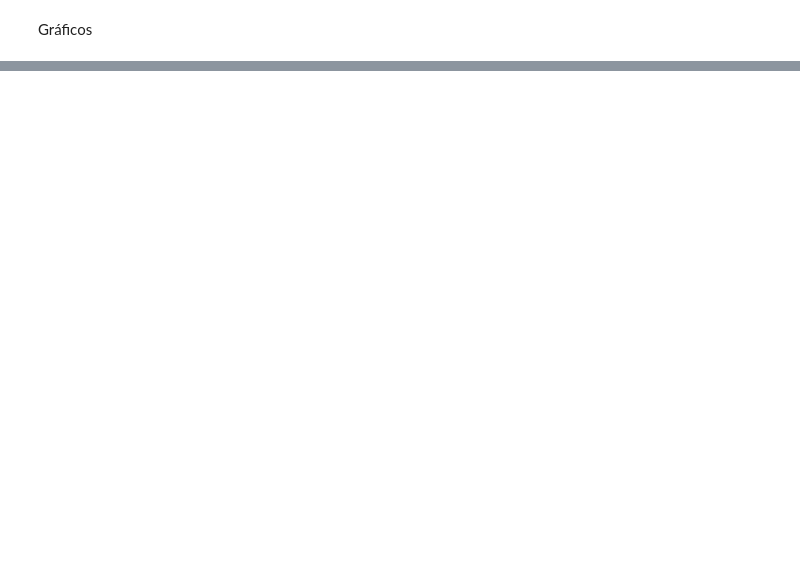
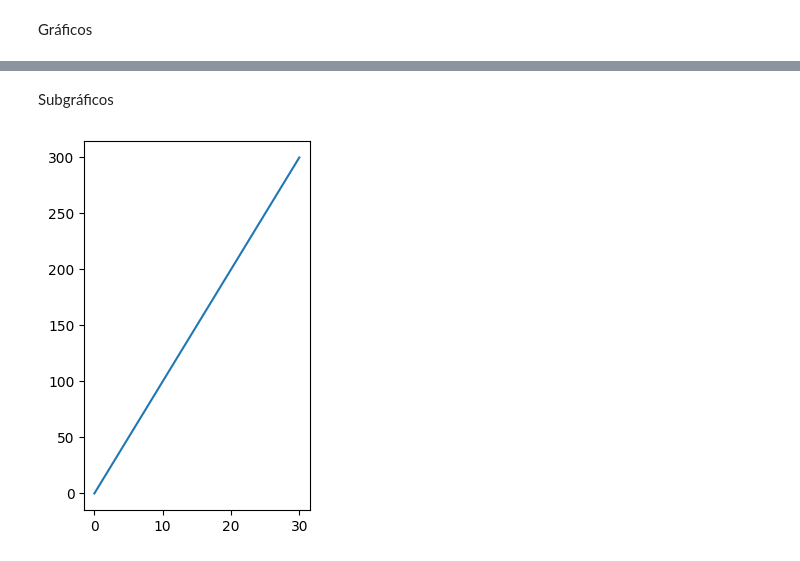
Before and after one commit to martanascimento1/datascience1, a Jupyter notebook: visualization.ipynb, the cells around one changed output, grey strips where cells are left out. Drawn from its saved outputs; the diff is of its cells as text; code cells hidden in the pictures; blank space fills up the shorter version.

```diff
--- a/visualization.ipynb
+++ b/visualization.ipynb
@@ -16,0 +26,16 @@ plt.close()
+# %% [markdown]
+Subgráficos
+# %%
+import matplotlib.pyplot as plt
+import numpy as np
+
+x = np.array([0, 30])
+y = np.array([0, 300])
+
+plt.subplot(1, 2,1)
+plt.plot(x, y)
+
+x2 = np.array([-3, -1, 8, 10])
+Y2 = np.array([7, 12, 0, 5])
+# %% [output]
+[figure, added]
```
Also changed, not shown: parts of 1 cell of this notebook.
